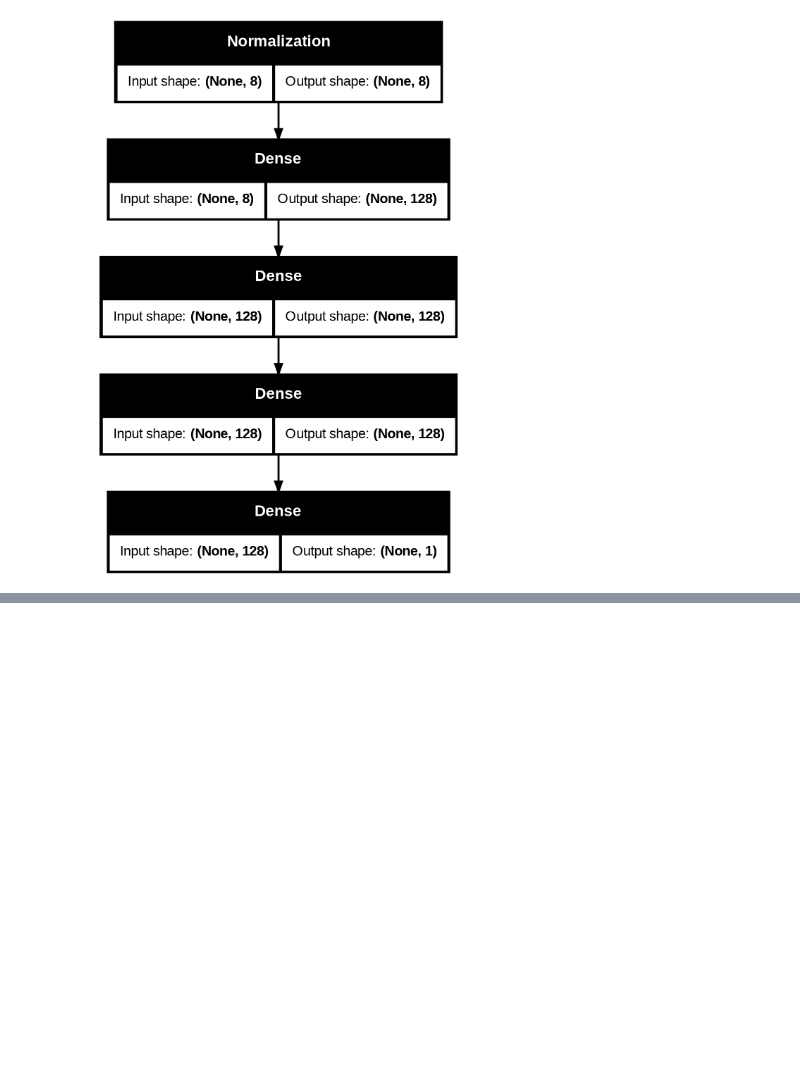
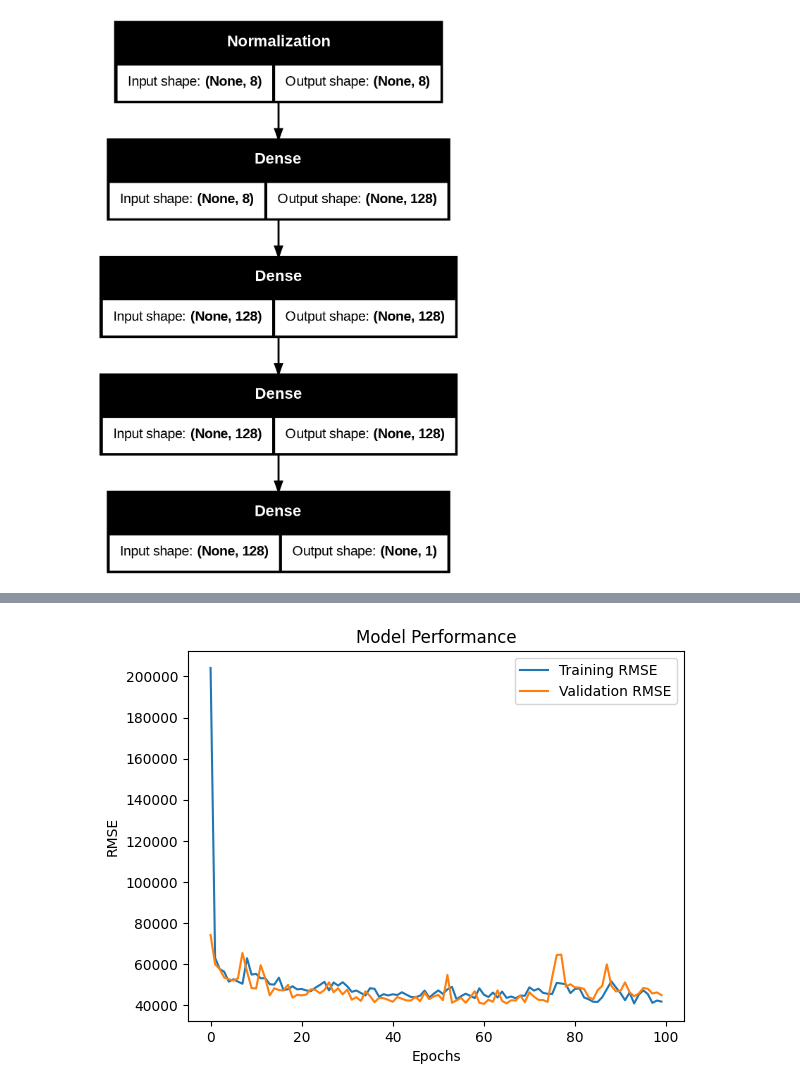
Before and after one commit to sleepsonrockss/Deep-Learning, a Jupyter notebook: NeuralNetwork.ipynb, the cells around one changed output, grey strips where cells are left out. Drawn from its saved outputs; the diff is of its cells as text; code cells hidden in the pictures; blank space fills up the shorter version.

```diff
--- a/NeuralNetwork.ipynb
+++ b/NeuralNetwork.ipynb
@@ -435,0 +503,10 @@ plt.show()
+# %%
+plt.plot(History3.history['root_mean_squared_error'], label = 'Training RMSE')
+plt.plot(History3.history['val_root_mean_squared_error'], label = 'Validation RMSE')
+plt.title('Model Performance')
+plt.xlabel('Epochs')
+plt.ylabel('RMSE')
+plt.legend() # Needs to be in a list
+plt.show()
+# %% [output]
+[figure, added]
```
Also changed, not shown: parts of 35 cells of this notebook.
